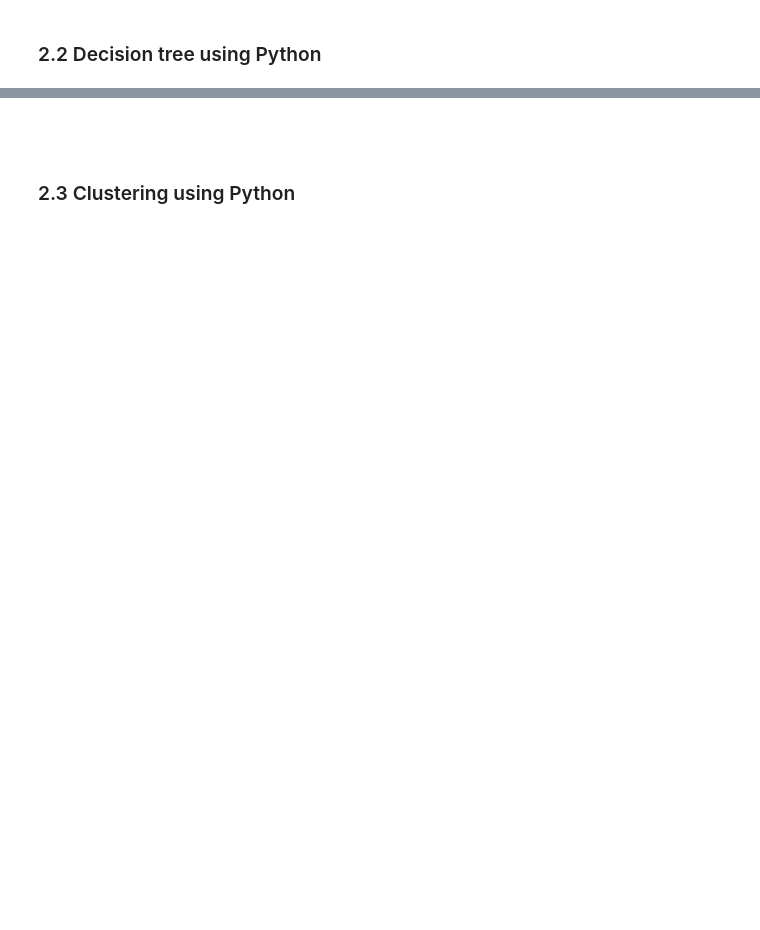
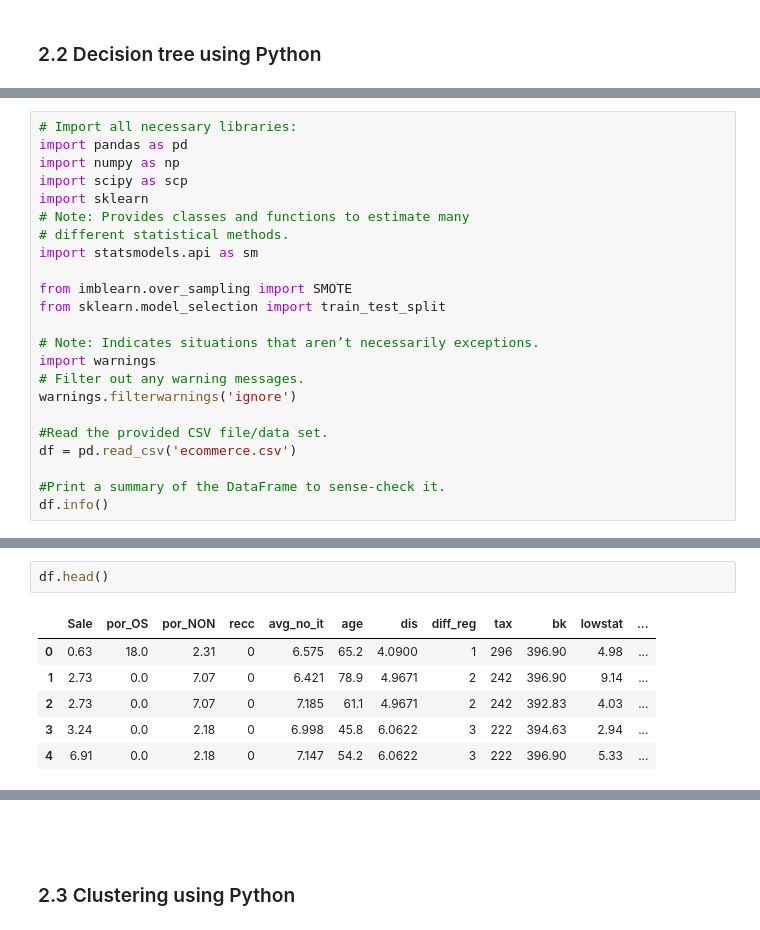
Before and after one commit to JavierConde1976/LSE_DA301_Week_2_Demonstrations, a Jupyter notebook: LSE_DA301_Week_2_Demonstrations.ipynb, the cells around one changed output, grey strips where cells are left out. Drawn from its saved outputs; the diff is of its cells as text; blank space fills up the shorter version.

```diff
--- a/LSE_DA301_Week_2_Demonstrations.ipynb
+++ b/LSE_DA301_Week_2_Demonstrations.ipynb
@@ -752,0 +1037,23 @@ Confusion Matrix - Screenshot 2022-07-22 at 10.29.39.png
+# %%
+# Import all necessary libraries:
+import pandas as pd
+import numpy as np
+import scipy as scp
+import sklearn
+# Note: Provides classes and functions to estimate many
+# different statistical methods.
+import statsmodels.api as sm
+
+from imblearn.over_sampling import SMOTE
+from sklearn.model_selection import train_test_split
+
+# Note: Indicates situations that aren’t necessarily exceptions.
+import warnings
+# Filter out any warning messages.
+warnings.filterwarnings('ignore')
+
+#Read the provided CSV file/data set.
+df = pd.read_csv('ecommerce.csv')
+
+#Print a summary of the DataFrame to sense-check it.
+df.info()
@@ -752,0 +1080,9 @@ Confusion Matrix - Screenshot 2022-07-22 at 10.29.39.png
+# %%
+df.head()
+# %% [output]
+|  | Sale | por_OS | por_NON | recc | avg_no_it | age | dis | diff_reg | tax | bk | lowstat | ... |
+| 0 | 0.63 | 18.0 | 2.31 | 0 | 6.575 | 65.2 | 4.0900 | 1 | 296 | 396.90 | 4.98 | ... |
+| 1 | 2.73 | 0.0 | 7.07 | 0 | 6.421 | 78.9 | 4.9671 | 2 | 242 | 396.90 | 9.14 | ... |
+| 2 | 2.73 | 0.0 | 7.07 | 0 | 7.185 | 61.1 | 4.9671 | 2 | 242 | 392.83 | 4.03 | ... |
+| 3 | 3.24 | 0.0 | 2.18 | 0 | 6.998 | 45.8 | 6.0622 | 3 | 222 | 394.63 | 2.94 | ... |
+| 4 | 6.91 | 0.0 | 2.18 | 0 | 7.147 | 54.2 | 6.0622 | 3 | 222 | 396.90 | 5.33 | ... |
```
Also changed, not shown: parts of 72 cells of this notebook.
